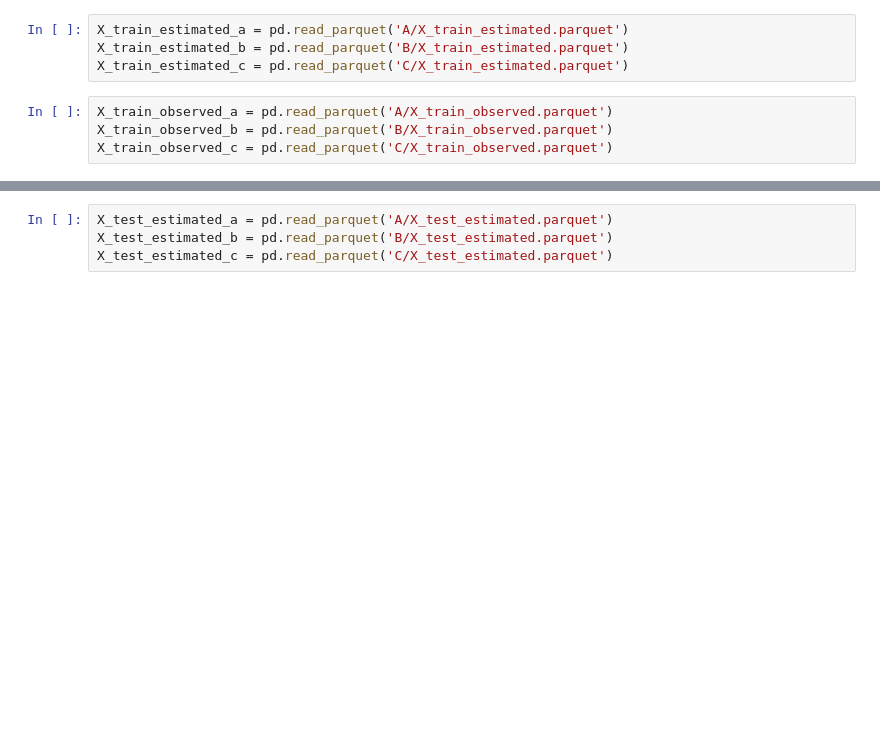
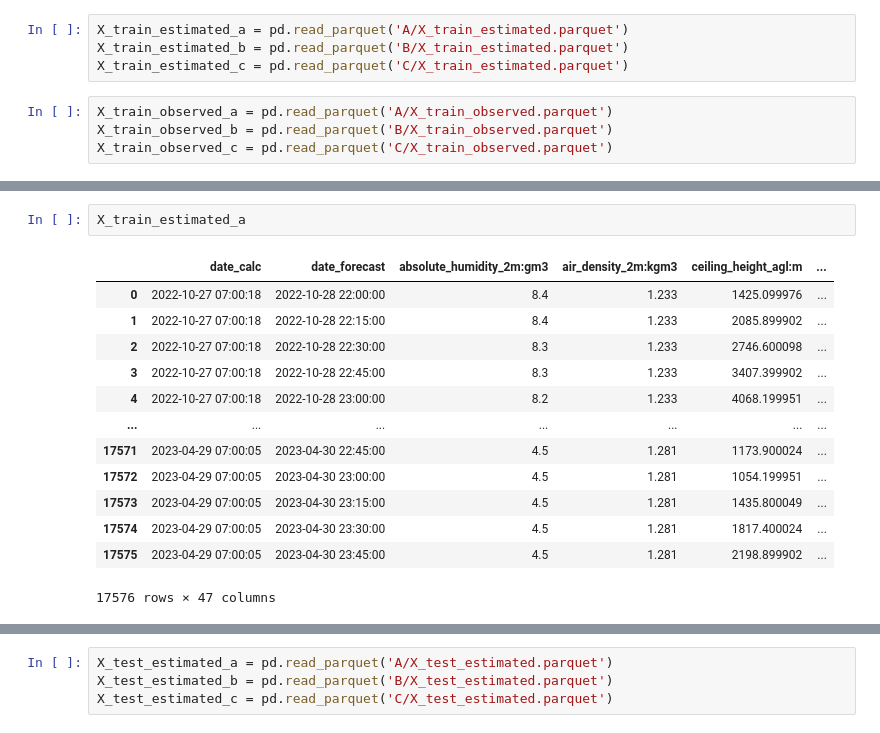
Before and after one commit to jacob-a-worsoe/stabekk, a Jupyter notebook: data/read_files.ipynb, the cells around one changed output, grey strips where cells are left out. Saved outputs shown, nothing was run; the diff lists cells and outputs as text; blank space fills up the shorter version.

```diff
--- a/data/read_files.ipynb
+++ b/data/read_files.ipynb
@@ -47,0 +97,16 @@ X_train_observed_c = pd.read_parquet('C/X_train_observed.parquet')
+# %%
+X_train_estimated_a
+# %% [output]
+|  | date_calc | date_forecast | absolute_humidity_2m:gm3 | air_density_2m:kgm3 | ceiling_height_agl:m | ... |
+| 0 | 2022-10-27 07:00:18 | 2022-10-28 22:00:00 | 8.4 | 1.233 | 1425.099976 | ... |
+| 1 | 2022-10-27 07:00:18 | 2022-10-28 22:15:00 | 8.4 | 1.233 | 2085.899902 | ... |
+| 2 | 2022-10-27 07:00:18 | 2022-10-28 22:30:00 | 8.3 | 1.233 | 2746.600098 | ... |
+| 3 | 2022-10-27 07:00:18 | 2022-10-28 22:45:00 | 8.3 | 1.233 | 3407.399902 | ... |
+| 4 | 2022-10-27 07:00:18 | 2022-10-28 23:00:00 | 8.2 | 1.233 | 4068.199951 | ... |
+| ... | ... | ... | ... | ... | ... | ... |
+| 17571 | 2023-04-29 07:00:05 | 2023-04-30 22:45:00 | 4.5 | 1.281 | 1173.900024 | ... |
+| 17572 | 2023-04-29 07:00:05 | 2023-04-30 23:00:00 | 4.5 | 1.281 | 1054.199951 | ... |
+| 17573 | 2023-04-29 07:00:05 | 2023-04-30 23:15:00 | 4.5 | 1.281 | 1435.800049 | ... |
+| 17574 | 2023-04-29 07:00:05 | 2023-04-30 23:30:00 | 4.5 | 1.281 | 1817.400024 | ... |
+| 17575 | 2023-04-29 07:00:05 | 2023-04-30 23:45:00 | 4.5 | 1.281 | 2198.899902 | ... |
+17576 rows × 47 columns
```
Also changed, not shown: parts of 16 cells of this notebook, 5 other files.
